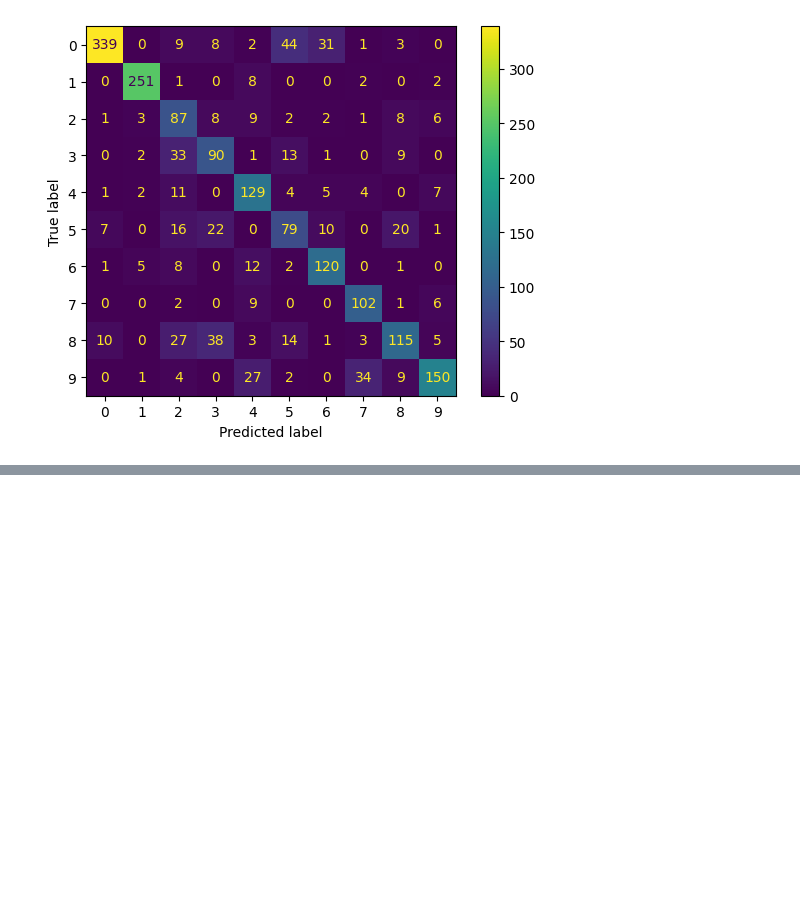
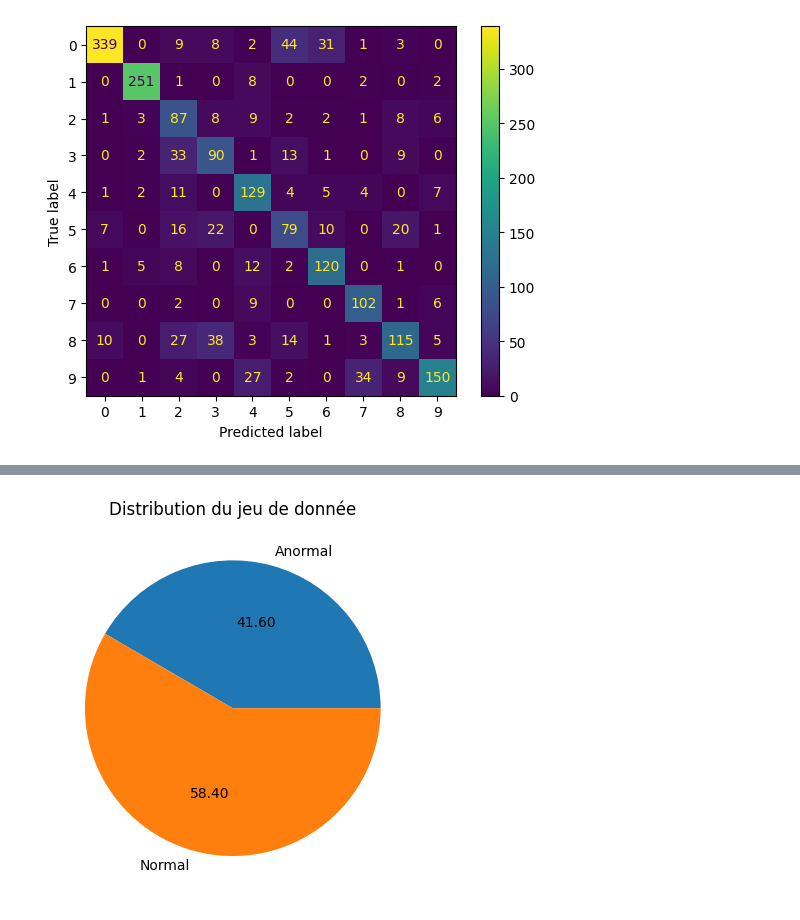
Before and after one commit to nhs2828/NeuralNetwork_DIY, a Jupyter notebook: notebook/Encodeur_Decodeur.ipynb, the cells around one changed output, grey strips where cells are left out. Cells and saved outputs as stored; diff of their text form; code cells hidden in the pictures; blank space fills up the shorter version.

```diff
--- a/notebook/Encodeur_Decodeur.ipynb
+++ b/notebook/Encodeur_Decodeur.ipynb
@@ -359,0 +448,3 @@ ConfusionMatrixDisplay.from_predictions(y_test_pred, Yt)
+# %%
+df = pd.read_csv('../data/ecg.csv', header=None)
+df.describe()
@@ -359,0 +462,11 @@ ConfusionMatrixDisplay.from_predictions(y_test_pred, Yt)
+# %%
+X, Y = df[df.columns[:-1]], df[df.columns[-1]].to_numpy()
+X_normalise = (X-X.min())/(X.max()-X.min()) # normaliser 0-1 pour sigmoide
+X_normalise = X_normalise.to_numpy()
+# %%
+v, count = np.unique(Y, return_counts = True)
+plt.pie(count,labels=["Anormal", "Normal"], autopct="%.2f")
+plt.title("Distribution du jeu de donnée")
+plt.show()
+# %% [output]
+[figure, added]
```
Also changed, not shown: parts of 23 cells of this notebook, 6 other files.
